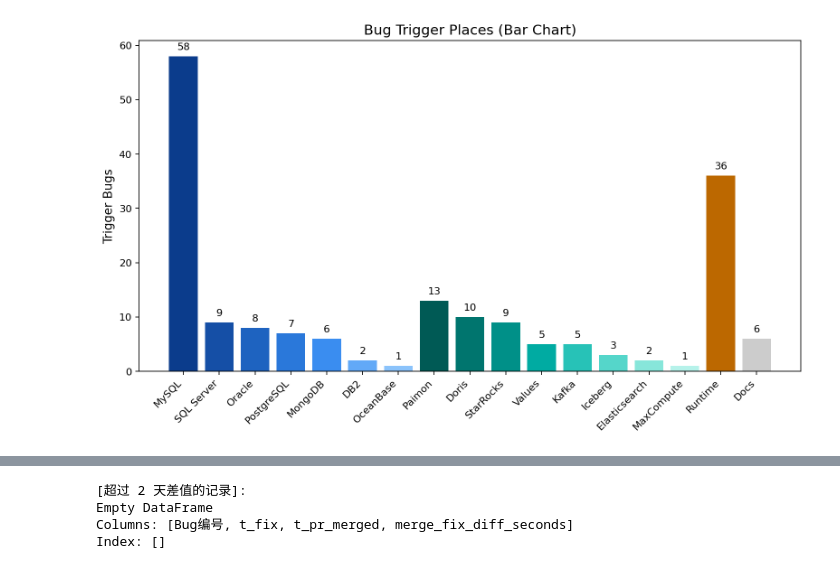
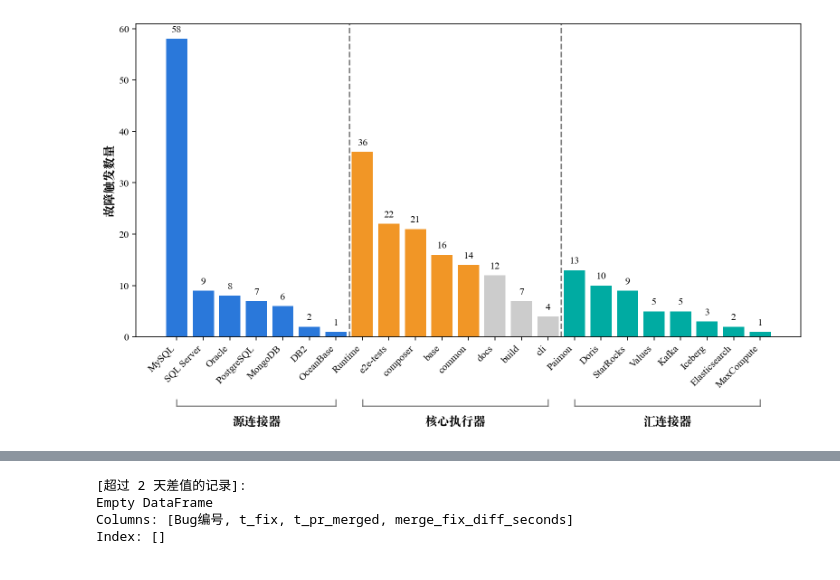
Before and after one commit to edwardzcn-decade/gh-easy-crawler, a Jupyter notebook: plot/scripts/plot_notebook.ipynb, the cells around one changed output, grey strips where cells are left out. Cells and saved outputs as stored; diff of their text form; code cells hidden in the pictures.

```diff
--- a/plot/scripts/plot_notebook.ipynb
+++ b/plot/scripts/plot_notebook.ipynb
@@ -238,23 +281,37 @@ print(db_counts)
 # Fig 1:
 source_set = {"MySQL", "PostgreSQL", "MongoDB", "SQL Server", "Oracle", "DB2", "OceanBase", "Vitness", "TiDB"}
 sink_set = {"StarRocks", "Doris", "Kafka", "Paimon", "Iceberg", "Elasticsearch", "Fluss", "MaxCompute", "Values"}
+core_processor_set = {"Runtime", "e2e-tests","composer", "base", "common"} # care Runtime case
+other_set = {"docs","build","cli"}
 
-labels = list(db_counts.keys())
-values = list(db_counts.values())
+db_counts_new = dict(counter_old.most_common())
+
+labels = list(db_counts_new.keys())
+values = list(db_counts_new.values())
 
 # --------------------------
 # 2. Distribute colors（Source = Blue Family，Sink = Teal Family）
 # --------------------------
 colors = []
 blue_idx = 0
+orange_idx = 0
 teal_idx = 0
+# only one color
 for lab in labels:
     if lab in source_set:
         colors.append(blue_colors[blue_idx % len(blue_colors)])
         blue_idx += 1
+        # colors.append(BLUE_COLOR_DEFAULT)
+    elif lab in core_processor_set:
+        colors.append(orange_colors[orange_idx % len(orange_colors)])
+        orange_idx += 1
+        # colors.append(ORANGE_COLOR_DEFAULT)
+    elif lab in other_set:
+        colors.append(GRAY_COLOR_DEFAULT)
     else:
         colors.append(teal_colors[teal_idx % len(teal_colors)])
         teal_idx += 1
+        # colors.append(TEAL_COLOR_DEFAULT)
 
 # --------------------------
 # 3. Percentage format
@@ -372,36 +435,75 @@ plt.show()
 # %%
 fig1_3, ax1_3 = plt.subplots(figsize=(10,6))
 # We reuse: reordered_labels, reordered_values, reordered_colors
 
 # X-axis positions
 x_positions = np.arange(len(reordered_labels))
 
 # Draw bars
 ax1_3.bar(
     x_positions,
     reordered_values,
     color=reordered_colors,
     # edgecolor="gray",
     linewidth=0.8
 )
 
+# axvline
+ax1_3.axvline(6.5, linestyle='--', color='gray')
+ax1_3.axvline(14.5, linestyle='--', color='gray')
+
 # Labeling
 ax1_3.set_xticks(x_positions)
 ax1_3.set_xticklabels(reordered_labels, rotation=45, ha="right")
 
-ax1_3.set_ylabel("Trigger Bugs")
-ax1_3.set_title("Bug Trigger Places (Bar Chart)", fontsize=14)
+# Group labeling
+trans = ax1_3.get_xaxis_transform()
+
+ax1_3.text(3, -0.25, "源连接器", transform=trans, ha="center", va="top", fontsize=12, fontproperties=font_song)
+ax1_3.text(10.5, -0.25, "核心执行器", transform=trans, ha="center", va="top", fontsize=12, fontproperties=font_song)
+ax1_3.text(18.5, -0.25, "汇连接器", transform=trans, ha="center", va="top", fontsize=12, fontproperties=font_song)
+
+# annotate
+def draw_group_bracket(ax, x0, x1, y_axes=-0.28, tick=0.02, lw=1.2, color="gray"):
+    """
+    x0, x1: 数据坐标（你的 bar 的 x index）
+    y_axes: 轴坐标（0 是 x 轴位置，负数是轴下方）
+    tick:   端点向下的长度（轴坐标单位）
+    """
+    trans = ax.get_xaxis_transform()  # x用数据坐标，y用轴坐标
+
+    # horizontal line
+    ax.plot([x0, x1], [y_axes, y_axes], transform=trans, lw=lw, color=color, clip_on=False)
+    # left downward tick
+    ax.plot([x0, x0], [y_axes, y_axes - tick], transform=trans, lw=lw, color=color, clip_on=False)
+    # right downward tick
+    ax.plot([x1, x1], [y_axes, y_axes - tick], transform=trans, lw=lw, color=color, clip_on=False)
+# ax1_3.annotate(
+#     text="",
+#     xy=( 2.4, -0.25), xytext=(-0.4, -0.25),
+#     xycoords=trans,
+#     textcoords=trans,
+#     arrowprops=dict(arrowstyle="-[", lw=1)
+# )
+# Source: 0..6
+draw_group_bracket(ax1_3, 0,  6, y_axes=-0.22, tick=-0.02)
+draw_group_bracket(ax1_3, 7, 14, y_axes=-0.22, tick=-0.02)
+draw_group_bracket(ax1_3, 15, 22, y_axes=-0.22, tick=-0.02)
+
+ax1_3.set_ylabel("故障触发数量", fontsize=12, fontproperties=font_song)
+# ax1_3.set_title("变更捕获工具故障触发位置", fontsize=14, fontproperties=font_song)
+
 
 # Adding numeric annotations on top of bars
 for i, v in enumerate(reordered_values):
     ax1_3.text(i, v + max(reordered_values)*0.015,
              str(v),
              ha="center", va="bottom", fontsize=10)
 
 fig1_3.tight_layout()
 plt.show()
 # %% [output]
-[figure, old version]
+[figure, new version]
 # %%
 # Finding 2: Relationship between content/comment chars and fixed time
 
```
Also changed, not shown: parts of 9 cells of this notebook, 1 other file.
